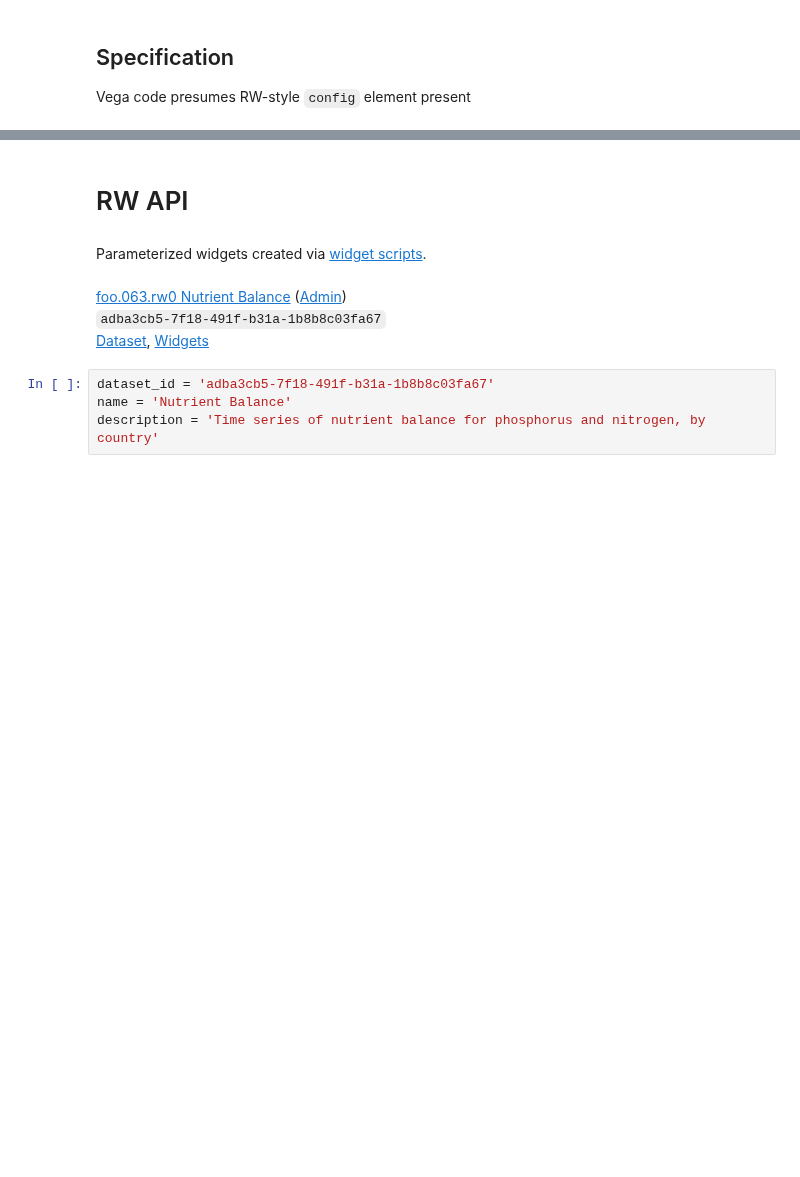
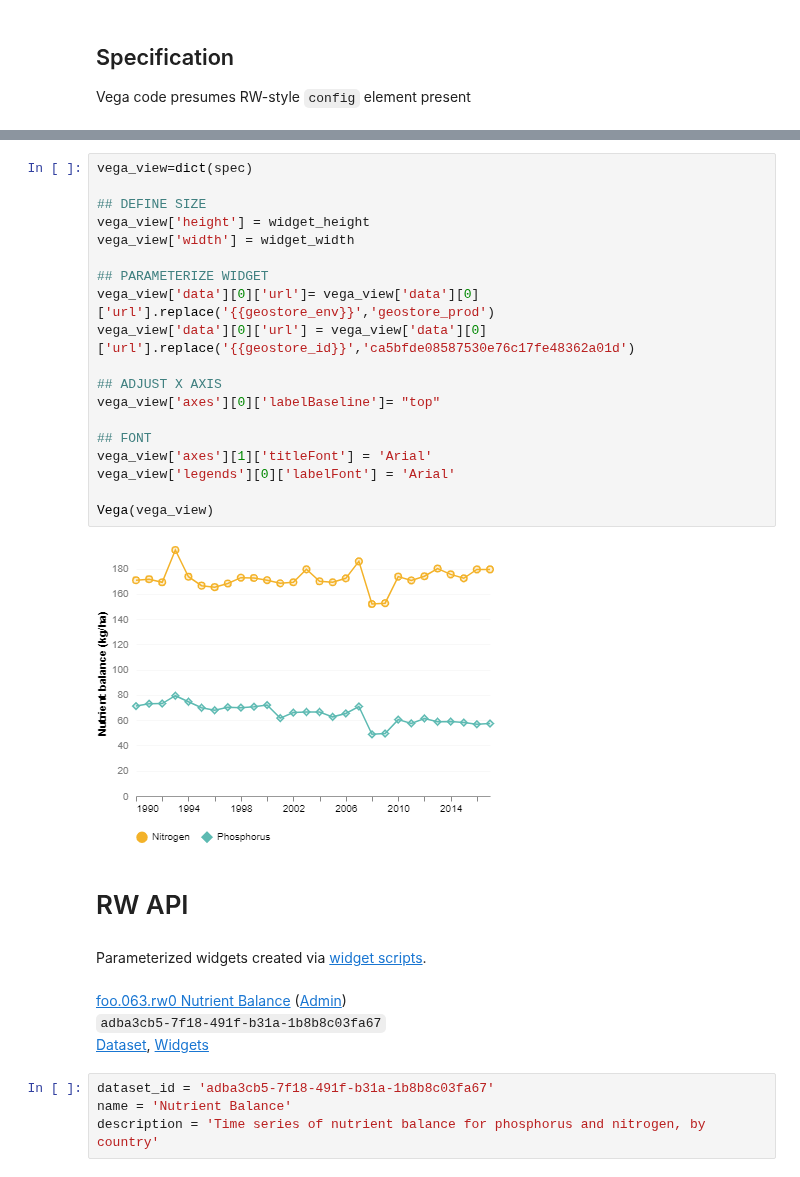
Before and after one commit to pkerins/wri-projects, a Jupyter notebook: ocean-watch/visualizations/nutrient-balance.ipynb, the cells around one changed output, grey strips where cells are left out. Drawn from its saved outputs; the diff is of its cells as text; blank space fills up the shorter version.

```diff
--- a/ocean-watch/visualizations/nutrient-balance.ipynb
+++ b/ocean-watch/visualizations/nutrient-balance.ipynb
@@ -234,3 +331,24 @@ Vega(vega_view)
+# %%
+vega_view=dict(spec)
+
+## DEFINE SIZE
+vega_view['height'] = widget_height
+vega_view['width'] = widget_width
+
+## PARAMETERIZE WIDGET
+vega_view['data'][0]['url']= vega_view['data'][0]['url'].replace('{{geostore_env}}','geostore_prod')
+vega_view['data'][0]['url'] = vega_view['data'][0]['url'].replace('{{geostore_id}}','ca5bfde08587530e76c17fe48362a01d')
+
+## ADJUST X AXIS
+vega_view['axes'][0]['labelBaseline']= "top"
+
+## FONT
+vega_view['axes'][1]['titleFont'] = 'Arial'
+vega_view['legends'][0]['labelFont'] = 'Arial'
+
+Vega(vega_view)
+# %% [output]
+[figure, added]
 # %% [markdown]
 # RW API
 # %% [markdown]
```
Also changed, not shown: parts of 3 cells of this notebook, 1 other file.
